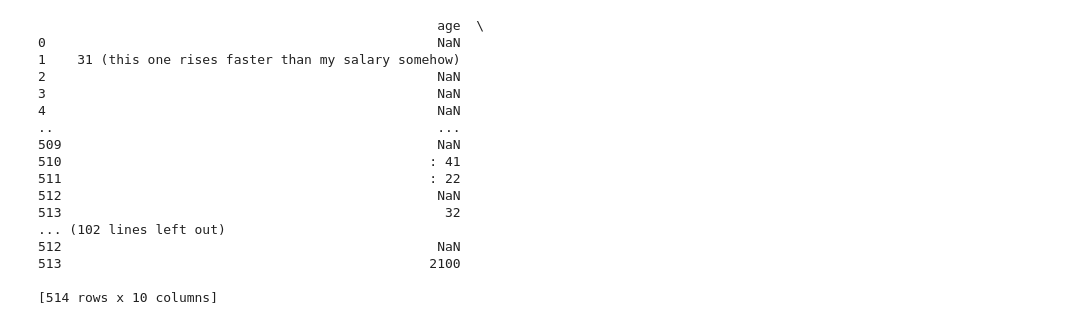
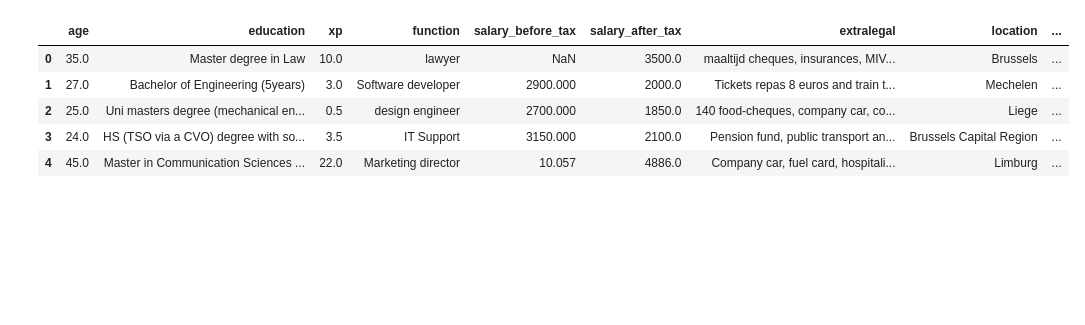
Before and after one commit to vanakenm/redditmoneyfun, a Jupyter notebook: analysis.ipynb, the cells around one changed output. Drawn from its saved outputs; the diff is of its cells as text; code cells hidden in the pictures; blank space fills up the shorter version.

```diff
--- a/analysis.ipynb
+++ b/analysis.ipynb
@@ -1,25 +1,16 @@
 # %%
 import pandas as pd
+import matplotlib
+
 # you have to showcase the path to the file in your local drive.
-data = pd.read_json ('data.json')
+df = pd.read_json ('complete.json')
 
 # print the loaded JSON into dataframe
-print(data)
+df.head()
 # %% [output]
-                                                   age  \
-0                                                  NaN
-1    31 (this one rises faster than my salary somehow)
-2                                                  NaN
-3                                                  NaN
-4                                                  NaN
-..                                                 ...
-509                                                NaN
-510                                               : 41
-511                                               : 22
-512                                                NaN
-513                                                 32
-... (102 lines left out)
-512                                                NaN
-513                                               2100
-
-[514 rows x 10 columns]
+|  | age | education | xp | function | salary_before_tax | salary_after_tax | extralegal | location | ... |
+| 0 | 35.0 | Master degree in Law | 10.0 | lawyer | NaN | 3500.0 | maaltijd cheques, insurances, MIV... | Brussels | ... |
+| 1 | 27.0 | Bachelor of Engineering (5years) | 3.0 | Software developer | 2900.000 | 2000.0 | Tickets repas 8 euros and train t... | Mechelen | ... |
+| 2 | 25.0 | Uni masters degree (mechanical en... | 0.5 | design engineer | 2700.000 | 1850.0 | 140 food-cheques, company car, co... | Liege | ... |
+| 3 | 24.0 | HS (TSO via a CVO) degree with so... | 3.5 | IT Support | 3150.000 | 2100.0 | Pension fund, public transport an... | Brussels Capital Region | ... |
+| 4 | 45.0 | Master in Communication Sciences ... | 22.0 | Marketing director | 10.057 | 4886.0 | Company car, fuel card, hospitali... | Limburg | ... |
```
Also changed, not shown: parts of 8 cells of this notebook, 3 other files.
